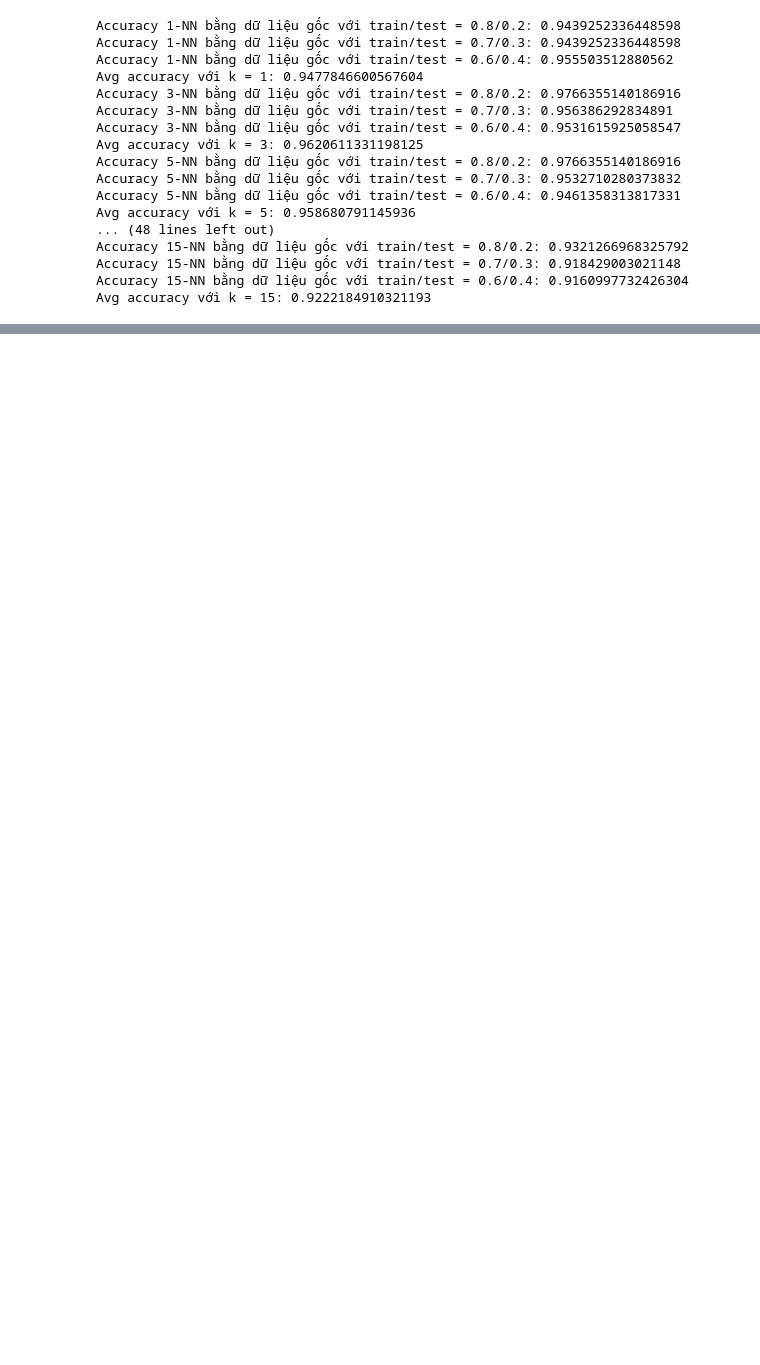
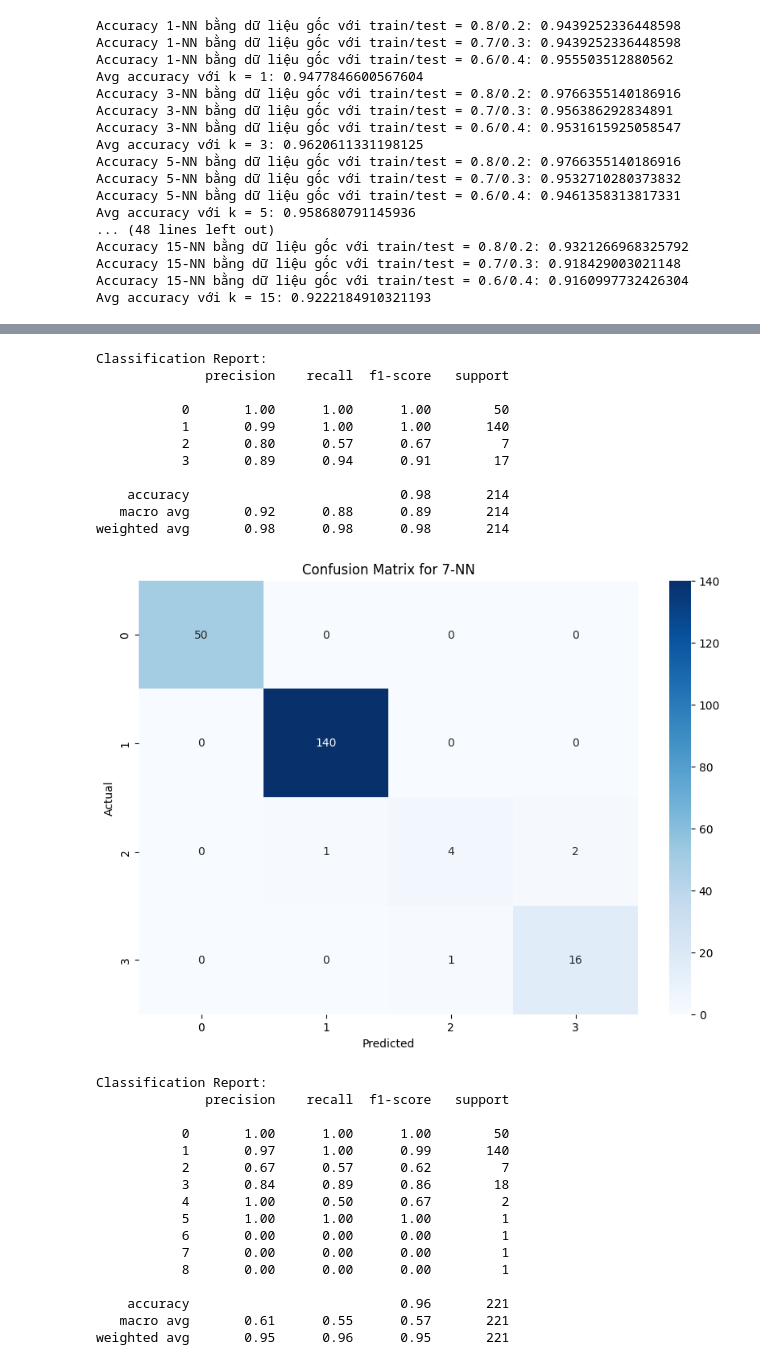
Before and after one commit to Dr-Vphuc/Ground_Water_Classifier, a Jupyter notebook: notebook/c_knn.ipynb, the cells around one changed output, grey strips where cells are left out. Saved outputs shown, nothing was run; the diff lists cells and outputs as text; code cells hidden in the pictures; blank space fills up the shorter version.

```diff
--- a/notebook/c_knn.ipynb
+++ b/notebook/c_knn.ipynb
@@ -135,0 +170,33 @@ X_train_9, X_test_9, y_train_9, y_test_9 = train_test_split(
+# %%
+best_k = 7
+knn_evaluate(X_4, y_4_encoded, best_k)
+knn_evaluate(X_9, y_9_encoded, best_k)
+# %% [output]
+Classification Report:
+              precision    recall  f1-score   support
+
+           0       1.00      1.00      1.00        50
+           1       0.99      1.00      1.00       140
+           2       0.80      0.57      0.67         7
+           3       0.89      0.94      0.91        17
+
+    accuracy                           0.98       214
+   macro avg       0.92      0.88      0.89       214
+weighted avg       0.98      0.98      0.98       214
+[figure, added]
+Classification Report:
+              precision    recall  f1-score   support
+
+           0       1.00      1.00      1.00        50
+           1       0.97      1.00      0.99       140
+           2       0.67      0.57      0.62         7
+           3       0.84      0.89      0.86        18
+           4       1.00      0.50      0.67         2
+           5       1.00      1.00      1.00         1
+           6       0.00      0.00      0.00         1
+           7       0.00      0.00      0.00         1
+           8       0.00      0.00      0.00         1
+
+    accuracy                           0.96       221
+   macro avg       0.61      0.55      0.57       221
+weighted avg       0.95      0.96      0.95       221
```
Also changed, not shown: parts of 13 cells of this notebook.
